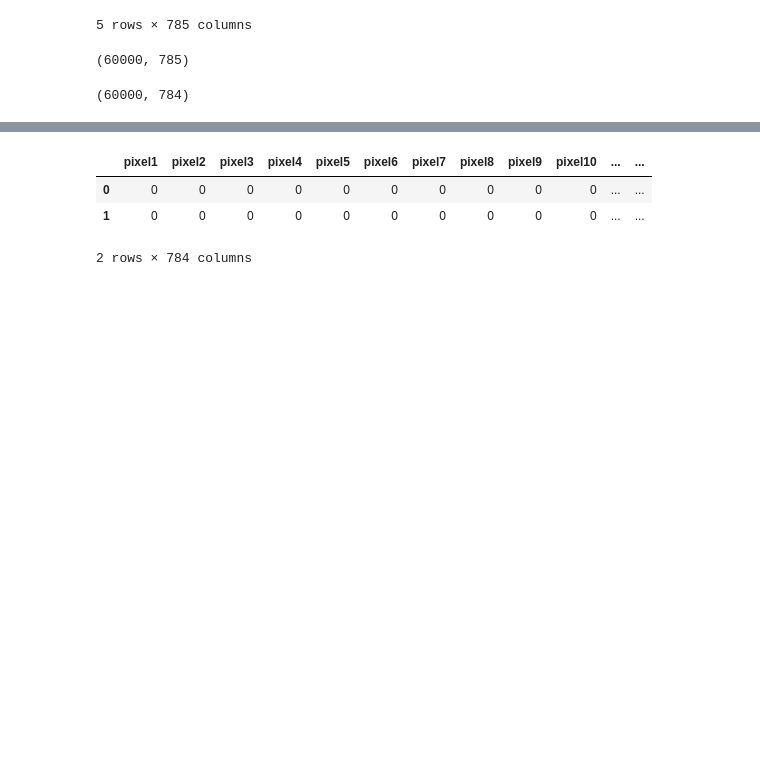
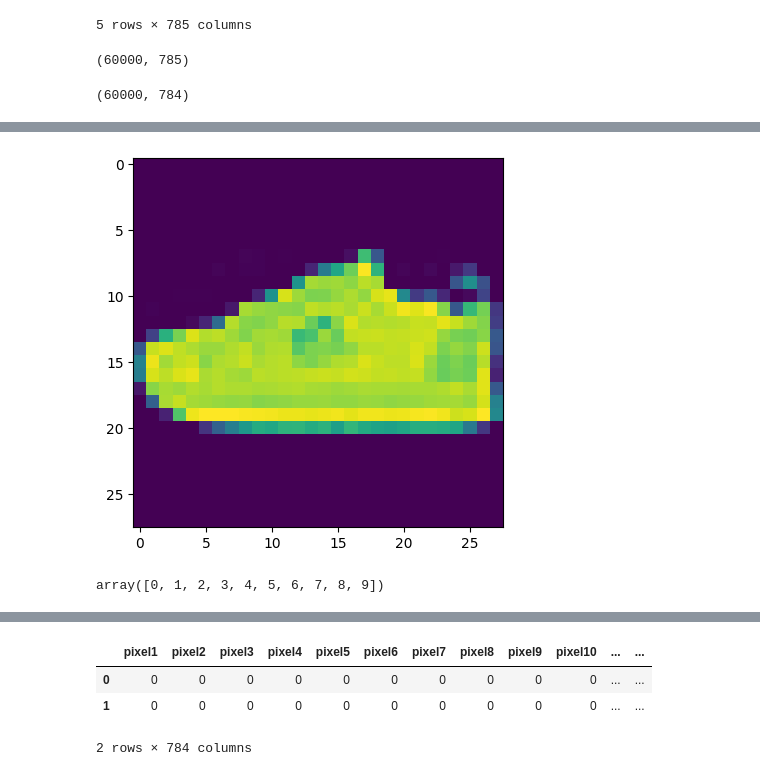
Before and after one commit to harshrew19/FORE, a Jupyter notebook: simpleNN_fashion_mnist.ipynb, the cells around one changed output, grey strips where cells are left out. Cells and saved outputs as stored; diff of their text form; code cells hidden in the pictures; blank space fills up the shorter version.

```diff
--- a/simpleNN_fashion_mnist.ipynb
+++ b/simpleNN_fashion_mnist.ipynb
@@ -59,0 +60,9 @@ plt.imshow(data.iloc[0,:].values.reshape(28,28));
+# %%
+plt.imshow(data.iloc[59999,:].values.reshape(28,28));
+# %% [output]
+[figure, added]
+# %%
+y.nunique()
+np.unique(y)
+# %% [output]
+array([0, 1, 2, 3, 4, 5, 6, 7, 8, 9])
```
Also changed, not shown: parts of 16 cells of this notebook.
